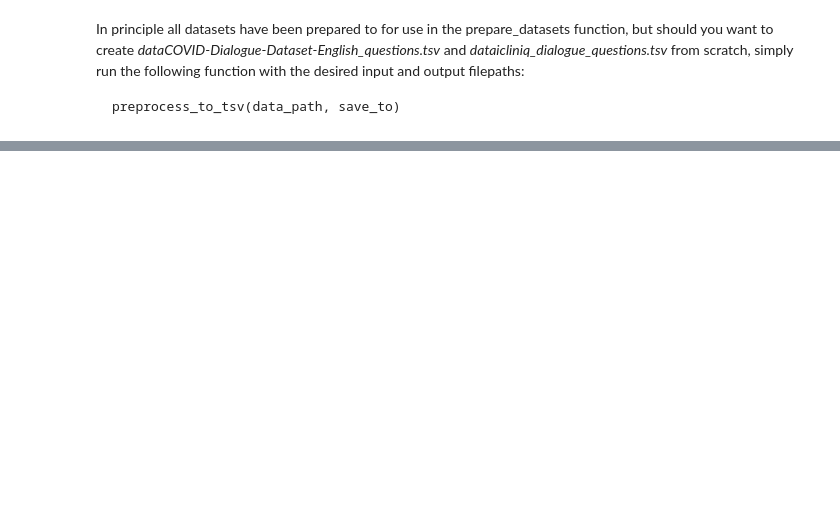
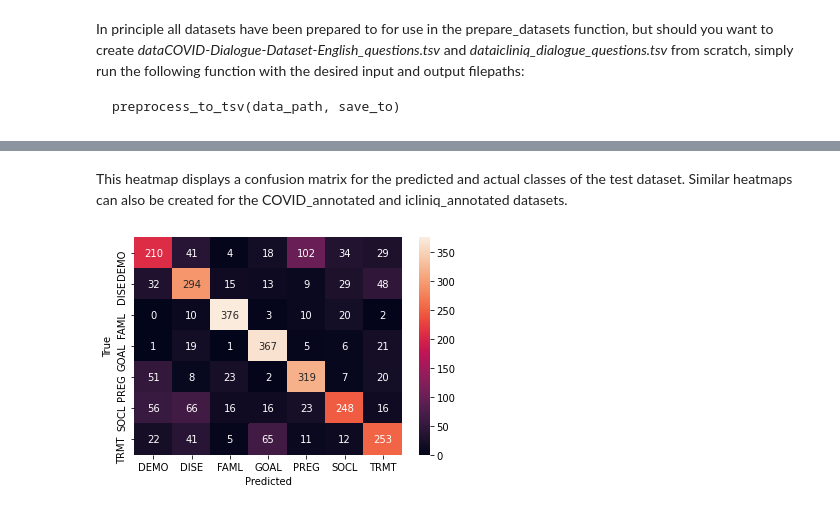
Before and after one commit to RutgerEttes/PubMedBERT-Question-Classification, a Jupyter notebook: question_classification.ipynb, the cells around one changed output, grey strips where cells are left out. Drawn from its saved outputs; the diff is of its cells as text; code cells hidden in the pictures; blank space fills up the shorter version.

````diff
--- a/question_classification.ipynb
+++ b/question_classification.ipynb
@@ -59,26 +72,33 @@ In principle all datasets have been prepared to for use in the prepare_datasets
 ```
 preprocess_to_tsv(data_path, save_to)
 ```
+# %%
+ichi_train_path = '/content/PubMedBERT-Question-Classification/data/ICHI2016-TrainData.tsv'
+ichi_test_path = '/content/PubMedBERT-Question-Classification/data/new_ICHI2016-TestData_label.tsv'
+icliniq_annotated_path = '/content/PubMedBERT-Question-Classification/data/icliniq_annotated.tsv'
+COVID_annotated_path = '/content/PubMedBERT-Question-Classification/data/COVID_annotated.tsv'
+icliniq_path = '/content/PubMedBERT-Question-Classification/data/dataicliniq_dialogue_questions.tsv'
+COVID_path = '/content/PubMedBERT-Question-Classification/data/dataCOVID-Dialogue-Dataset-English_questions.tsv'
 # %%
 filepaths = [ichi_train_path,
 ichi_test_path,
+COVID_annotated_path,
 icliniq_annotated_path,
-COVID_annotated_path,
-icliniq_path,
-COVID_path]
+COVID_path,
+icliniq_path]
 
-train_dataset, val_dataset, test_dataset, COVID_annotated_dataset, icliniq_annotated_dataset, COVID_dataset, icliniq_dataset = RQ3_utils.prepare_datasets(filepaths)
+train_dataset, val_dataset, test_dataset, COVID_annotated_dataset, icliniq_annotated_dataset, COVID_dataset, icliniq_dataset = utils.prepare_datasets(filepaths)
 # %%
 training_args = TrainingArguments(
-    output_dir='RQ3/results',          # output directory
+    output_dir='./results',          # output directory
     num_train_epochs=2,              # total number of training epochs
     per_device_train_batch_size=16,  # batch size per device during training
     per_device_eval_batch_size=64,   # batch size for evaluation
     warmup_steps=500,                # number of warmup steps for learning rate scheduler
     weight_decay=0.01,               # strength of weight decay
-    logging_dir='RQ3/logs',            # directory for storing logs
+    logging_dir='./logs',            # directory for storing logs
     local_rank=0,
-    deepspeed='/content/drive/MyDrive/LSDP Project/Notebooks/ds_config.json',
+    deepspeed='/content/PubMedBERT-Question-Classification/ds_config.json',
     load_best_model_at_end=True,
     evaluation_strategy='steps',
     eval_steps=100,
@@ -98,13 +120,13 @@ trainer = Trainer(
 )
 # %%
-# model = AutoModelForSequenceClassification.from_pretrained("microsoft/BiomedNLP-PubMedBERT-base-uncased-abstract-fulltext", num_labels=7)
+model = AutoModelForSequenceClassification.from_pretrained("microsoft/BiomedNLP-PubMedBERT-base-uncased-abstract-fulltext", num_labels=7)
 
-# trainer = Trainer(
-#     model=model,                         # the instantiated 🤗 Transformers model to be trained
-#     args=training_args,                  # training arguments, defined above
-#     train_dataset=train_dataset,         # training dataset
-#     eval_dataset=val_dataset,             # evaluation dataset
-#     compute_metrics=RQ3_utils.compute_metrics
-# )
+trainer = Trainer(
+    model=model,                         # the instantiated 🤗 Transformers model to be trained
+    args=training_args,                  # training arguments, defined above
+    train_dataset=train_dataset,         # training dataset
+    eval_dataset=val_dataset,             # evaluation dataset
+    compute_metrics=utils.compute_metrics
+)
 
-# trainer.train()
+trainer.train()
@@ -128,0 +214,6 @@ make_misclassification_heatmap(icliniq_annotated_dataset.labels, icliniq_annotat
+# %% [markdown]
+This heatmap displays a confusion matrix for the predicted and actual classes of the test dataset. Similar heatmaps can also be created for the COVID_annotated and icliniq_annotated datasets.
+# %%
+utils.make_misclassification_heatmap(test_dataset.labels, test_pred_labels)
+# %% [output]
+[figure, added]
````
Also changed, not shown: parts of 20 cells of this notebook.
